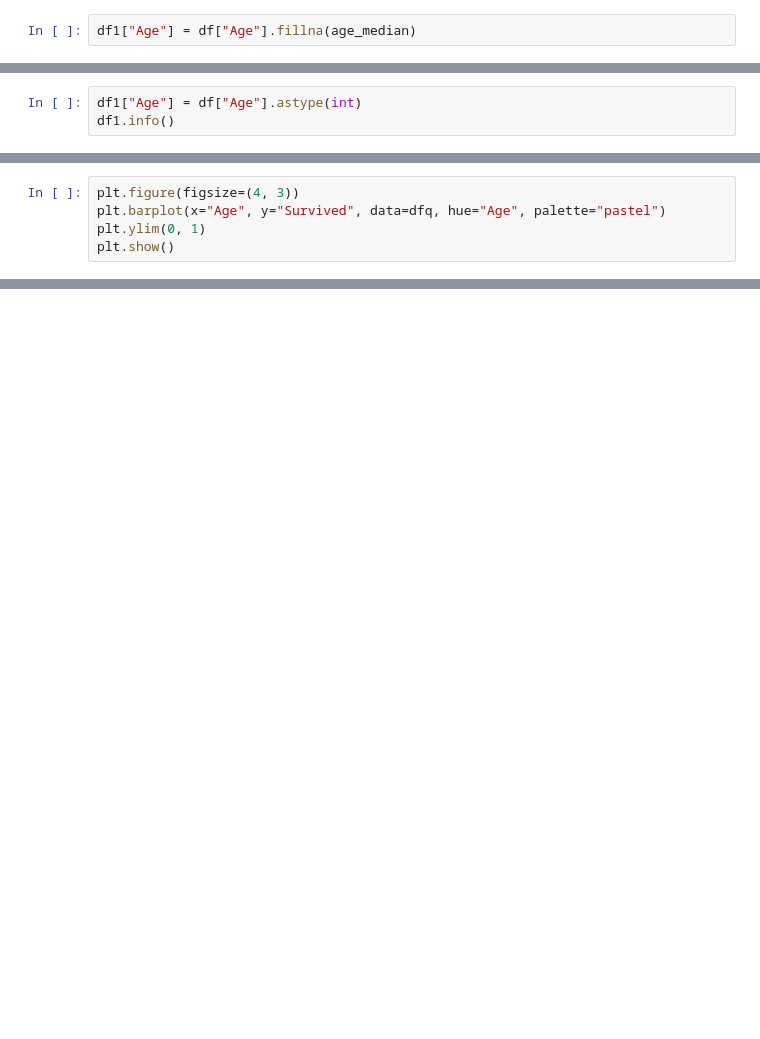
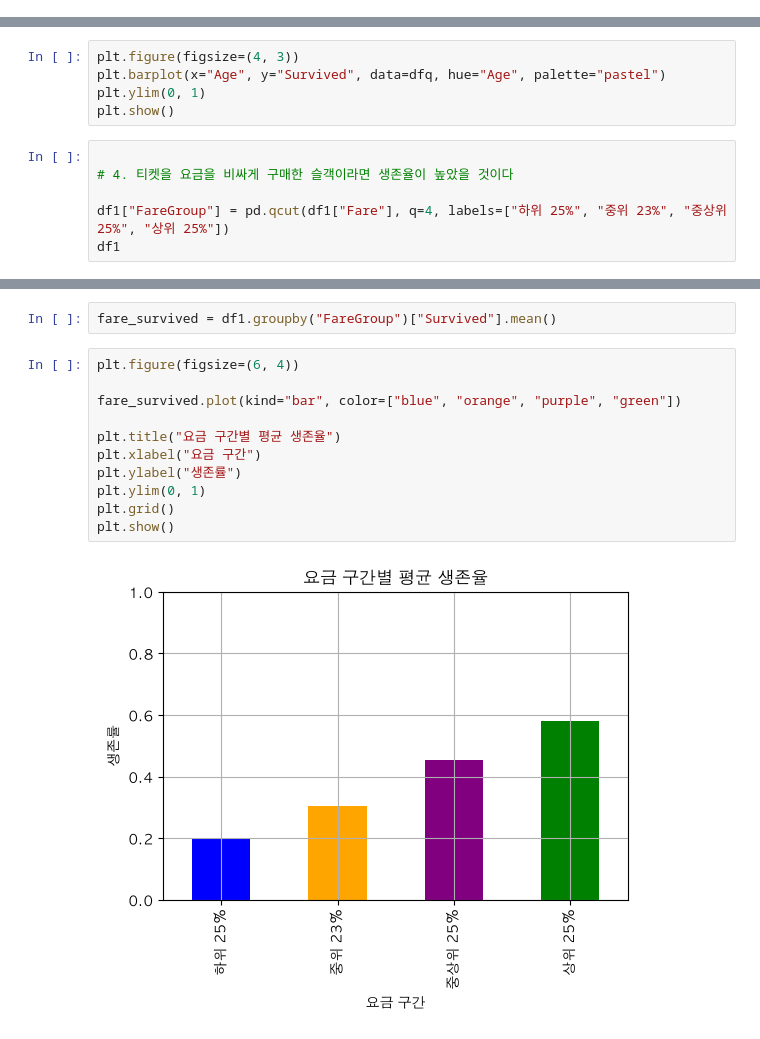
Before and after one commit to LEE0202020/study, a Jupyter notebook: 7. 데이터 전처리(EDA) .ipynb, the cells around one changed output, grey strips where cells are left out. Cells and saved outputs as stored; diff of their text form; blank space fills up the shorter version.

```diff
--- a/7. 데이터 전처리(EDA) .ipynb
+++ b/7. 데이터 전처리(EDA) .ipynb
@@ -122,2 +259,0 @@ df["Age"],isna().sum()
-# %%
-df1["Age"] = df["Age"].fillna(age_median)
@@ -128,3 +259,0 @@ df1
-# %%
-df1["Age"] = df["Age"].astype(int)
-df1.info()
@@ -175,3 +306,9 @@ plt.figure(figsize=(4, 3))
 plt.barplot(x="Age", y="Survived", data=dfq, hue="Age", palette="pastel")
 plt.ylim(0, 1)
 plt.show()
+# %%
+
+# 4. 티켓을 요금을 비싸게 구매한 슬객이라면 생존율이 높았을 것이다
+
+df1["FareGroup"] = pd.qcut(df1["Fare"], q=4, labels=["하위 25%", "중위 23%", "중상위 25%", "상위 25%"])
+df1
@@ -177,0 +329,15 @@ plt.show()
+# %%
+fare_survived = df1.groupby("FareGroup")["Survived"].mean()
+# %%
+plt.figure(figsize=(6, 4))
+
+fare_survived.plot(kind="bar", color=["blue", "orange", "purple", "green"])
+
+plt.title("요금 구간별 평균 생존율")
+plt.xlabel("요금 구간")
+plt.ylabel("생존률")
+plt.ylim(0, 1)
+plt.grid()
+plt.show()
+# %% [output]
+[figure, added]
```
Also changed, not shown: parts of 33 cells of this notebook, 4 other files.
